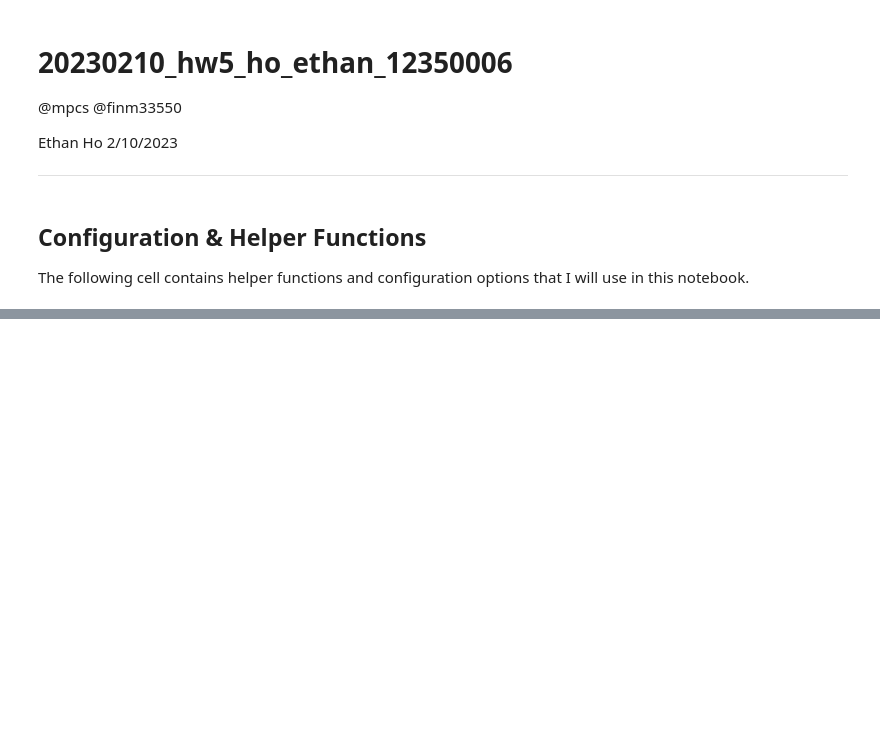
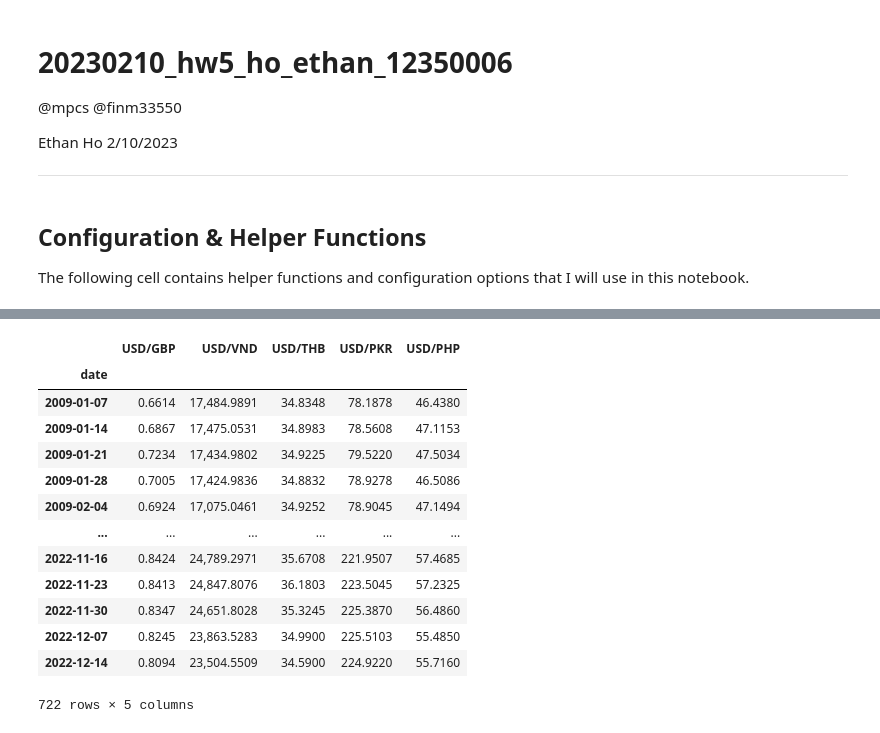
Before and after one commit to ethho/finm-33150, a Jupyter notebook: 20230210_hw5_ho_ethan_12350006.ipynb, the cells around one changed output, grey strips where cells are left out. Drawn from its saved outputs; the diff is of its cells as text; code cells hidden in the pictures; blank space fills up the shorter version.

```diff
--- a/20230210_hw5_ho_ethan_12350006.ipynb
+++ b/20230210_hw5_ho_ethan_12350006.ipynb
@@ -123,0 +218,21 @@ def risk_free_rate(**kw) -> float:
+# %%
+def get_fx_spot(*args, **kw):
+    df = fetch_quandl_spot(*args, **kw)
+    df['date'] = pd.to_datetime(df['date'])
+    df.set_index('date', inplace=True)
+    df.sort_index(inplace=True)
+    return df
+
+fx_daily = pd.concat([
+    get_fx_spot(cur, start_date=start_date, end_date=end_date)
+    for cur in (
+        'GBP',
+        'VND',
+        'THB',
+        'PKR',
+        'PHP',
+    )
+], axis=1)
+fx = fx_daily.loc[wed_idx]
+fx
+# %% [output]
@@ -123,0 +249,14 @@ def risk_free_rate(**kw) -> float:
+|  | USD/GBP | USD/VND | USD/THB | USD/PKR | USD/PHP |
+| date |  |  |  |  |  |
+| 2009-01-07 | 0.6614 | 17,484.9891 | 34.8348 | 78.1878 | 46.4380 |
+| 2009-01-14 | 0.6867 | 17,475.0531 | 34.8983 | 78.5608 | 47.1153 |
+| 2009-01-21 | 0.7234 | 17,434.9802 | 34.9225 | 79.5220 | 47.5034 |
+| 2009-01-28 | 0.7005 | 17,424.9836 | 34.8832 | 78.9278 | 46.5086 |
+| 2009-02-04 | 0.6924 | 17,075.0461 | 34.9252 | 78.9045 | 47.1494 |
+| ... | ... | ... | ... | ... | ... |
+| 2022-11-16 | 0.8424 | 24,789.2971 | 35.6708 | 221.9507 | 57.4685 |
+| 2022-11-23 | 0.8413 | 24,847.8076 | 36.1803 | 223.5045 | 57.2325 |
+| 2022-11-30 | 0.8347 | 24,651.8028 | 35.3245 | 225.3870 | 56.4860 |
+| 2022-12-07 | 0.8245 | 23,863.5283 | 34.9900 | 225.5103 | 55.4850 |
+| 2022-12-14 | 0.8094 | 23,504.5509 | 34.5900 | 224.9220 | 55.7160 |
+722 rows × 5 columns
```
Also changed, not shown: parts of 19 cells of this notebook.
